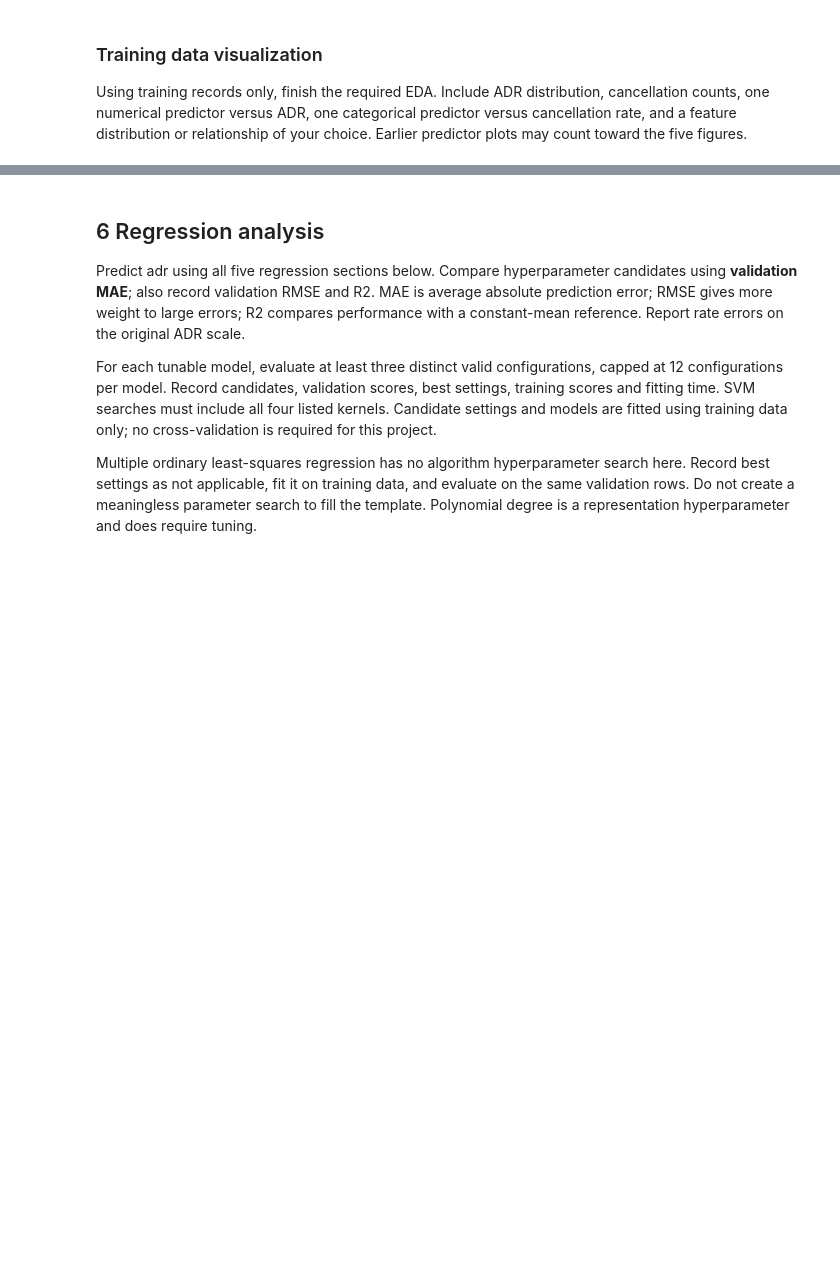
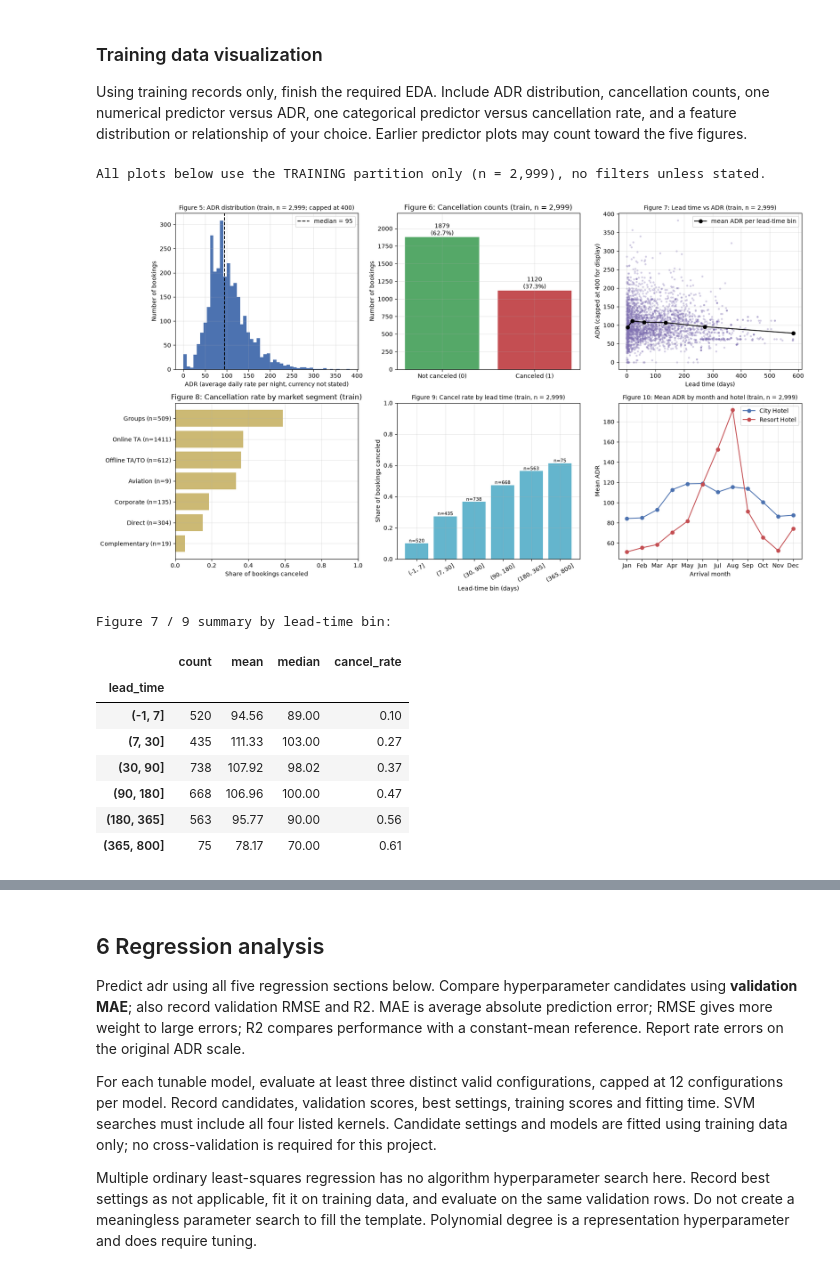
Before and after one commit to zenaism/hotel-booking-project, a Jupyter notebook: Project_Starter.ipynb, the cells around one changed output, grey strips where cells are left out. Drawn from its saved outputs; the diff is of its cells as text; code cells hidden in the pictures; blank space fills up the shorter version.

```diff
--- a/Project_Starter.ipynb
+++ b/Project_Starter.ipynb
@@ -181,6 +1002,80 @@ Use the cleaned inputs to prepare the estimator-specific feature representations
 
 Using training records only, finish the required EDA. Include ADR distribution, cancellation counts, one numerical predictor versus ADR, one categorical predictor versus cancellation rate, and a feature distribution or relationship of your choice. Earlier predictor plots may count toward the five figures.
 # %%
-# TODO 1: Produce the training-only target and predictor plots needed to complete the five required figure topics.
-# TODO 2: Display relevant 3 to 5 sample rows or actual category/bin summaries; state source partition, filters and plotted sample size.
-# TODO 3: Explain each plot and record implications for modeling without inspecting test outcomes.
+train = parts["train"]
+n_tr = len(train)
+print(f"All plots below use the TRAINING partition only (n = {n_tr:,}), no filters unless stated.\n")
+
+fig, ax = plt.subplots(2, 3, figsize=(17, 9.5))
+
+# Figure 5: ADR distribution
+ax[0, 0].hist(train["adr"].clip(upper=400), bins=50, color="#4C72B0")
+ax[0, 0].axvline(train["adr"].median(), color="black", ls="--", label=f"median = {train['adr'].median():.0f}")
+ax[0, 0].set_title(f"Figure 5: ADR distribution (train, n = {n_tr:,}; capped at 400)", fontsize=10)
+ax[0, 0].set_xlabel("ADR (average daily rate per night, currency not stated)")
+ax[0, 0].set_ylabel("Number of bookings"); ax[0, 0].legend()
+
+# Figure 6: cancellation counts
+cc = train["is_canceled"].value_counts().sort_index()
+bars = ax[0, 1].bar(["Not canceled (0)", "Canceled (1)"], cc.values, color=["#55A868", "#C44E52"])
+for b, v in zip(bars, cc.values):
+    ax[0, 1].text(b.get_x() + b.get_width() / 2, v, f"{v}\n({v / n_tr:.1%})", ha="center", va="bottom")
+ax[0, 1].set_title(f"Figure 6: Cancellation counts (train, n = {n_tr:,})")
+ax[0, 1].set_ylabel("Number of bookings"); ax[0, 1].set_ylim(0, cc.max() * 1.18)
+
+# Figure 7: numerical predictor vs ADR (lead time)
+lead_bins = pd.cut(train["lead_time"], [-1, 7, 30, 90, 180, 365, 800])
+binned = train.groupby(lead_bins, observed=True)["adr"].agg(["count", "mean", "median"])
+ax[0, 2].scatter(train["lead_time"], train["adr"].clip(upper=400), s=6, alpha=0.25, color="#8172B3")
+mids = [(iv.left + iv.right) / 2 for iv in binned.index]
+ax[0, 2].plot(mids, binned["mean"], "o-", color="black", label="mean ADR per lead-time bin")
+ax[0, 2].set_title(f"Figure 7: Lead time vs ADR (train, n = {n_tr:,})", fontsize=10)
+ax[0, 2].set_xlabel("Lead time (days)"); ax[0, 2].set_ylabel("ADR (capped at 400 for display)"); ax[0, 2].legend()
+
+# Figure 8: cancellation rate by market segment
+seg = train.groupby("market_segment", observed=True)["is_canceled"].agg(["count", "mean"]).sort_values("mean")
+seg = seg[seg["count"] >= 5]
+ax[1, 0].barh([f"{i} (n={n})" for i, n in zip(seg.index, seg["count"])], seg["mean"], color="#CCB974")
+ax[1, 0].set_title("Figure 8: Cancellation rate by market segment (train)")
+ax[1, 0].set_xlabel("Share of bookings canceled"); ax[1, 0].set_xlim(0, 1)
+
+# Figure 9: cancellation rate by lead-time bin
+canc_lead = train.groupby(lead_bins, observed=True)["is_canceled"].agg(["count", "mean"])
+ax[1, 1].bar([str(i) for i in canc_lead.index], canc_lead["mean"], color="#64B5CD")
+for i, (n, m) in enumerate(zip(canc_lead["count"], canc_lead["mean"])):
+    ax[1, 1].text(i, m, f"n={n}", ha="center", va="bottom", fontsize=8)
+ax[1, 1].set_title(f"Figure 9: Cancel rate by lead time (train, n = {n_tr:,})", fontsize=10)
+ax[1, 1].set_xlabel("Lead-time bin (days)"); ax[1, 1].set_ylabel("Share of bookings canceled"); ax[1, 1].set_ylim(0, 1)
+ax[1, 1].tick_params(axis="x", rotation=30)
+
+# Figure 10: mean ADR by arrival month and hotel
+adr_month = train.groupby(["arrival_date_month", "hotel"], observed=True)["adr"].mean().unstack()
+for h, col in zip(adr_month.columns, ["#4C72B0", "#C44E52"]):
+    ax[1, 2].plot([m[:3] for m in adr_month.index], adr_month[h], "o-", label=h, color=col)
+ax[1, 2].set_title(f"Figure 10: Mean ADR by month and hotel (train, n = {n_tr:,})", fontsize=10)
+ax[1, 2].set_xlabel("Arrival month"); ax[1, 2].set_ylabel("Mean ADR"); ax[1, 2].legend()
+
+plt.tight_layout()
+plt.show()
+
+# grouped summaries that go with the figures (actual numbers)
+print("Figure 7 / 9 summary by lead-time bin:")
+display(binned.join(canc_lead["mean"].rename("cancel_rate")).round(2))
+print("Figure 8 summary by market segment:")
+display(seg.round(3).sort_values("mean", ascending=False))
+print("Figure 10 summary (mean ADR):")
+display(adr_month.round(1).T)
+print("A few actual training rows:")
+display(train[["hotel", "arrival_date_month", "lead_time", "market_segment", "stays_in_week_nights", "adr", "is_canceled"]].head(5))
+# %% [output]
+All plots below use the TRAINING partition only (n = 2,999), no filters unless stated.
+[figure, added]
+Figure 7 / 9 summary by lead-time bin:
+|  | count | mean | median | cancel_rate |
+| lead_time |  |  |  |  |
+| (-1, 7] | 520 | 94.56 | 89.00 | 0.10 |
+| (7, 30] | 435 | 111.33 | 103.00 | 0.27 |
+| (30, 90] | 738 | 107.92 | 98.02 | 0.37 |
+| (90, 180] | 668 | 106.96 | 100.00 | 0.47 |
+| (180, 365] | 563 | 95.77 | 90.00 | 0.56 |
+| (365, 800] | 75 | 78.17 | 70.00 | 0.61 |
```
Also changed, not shown: parts of 20 cells of this notebook, 1 other file.
